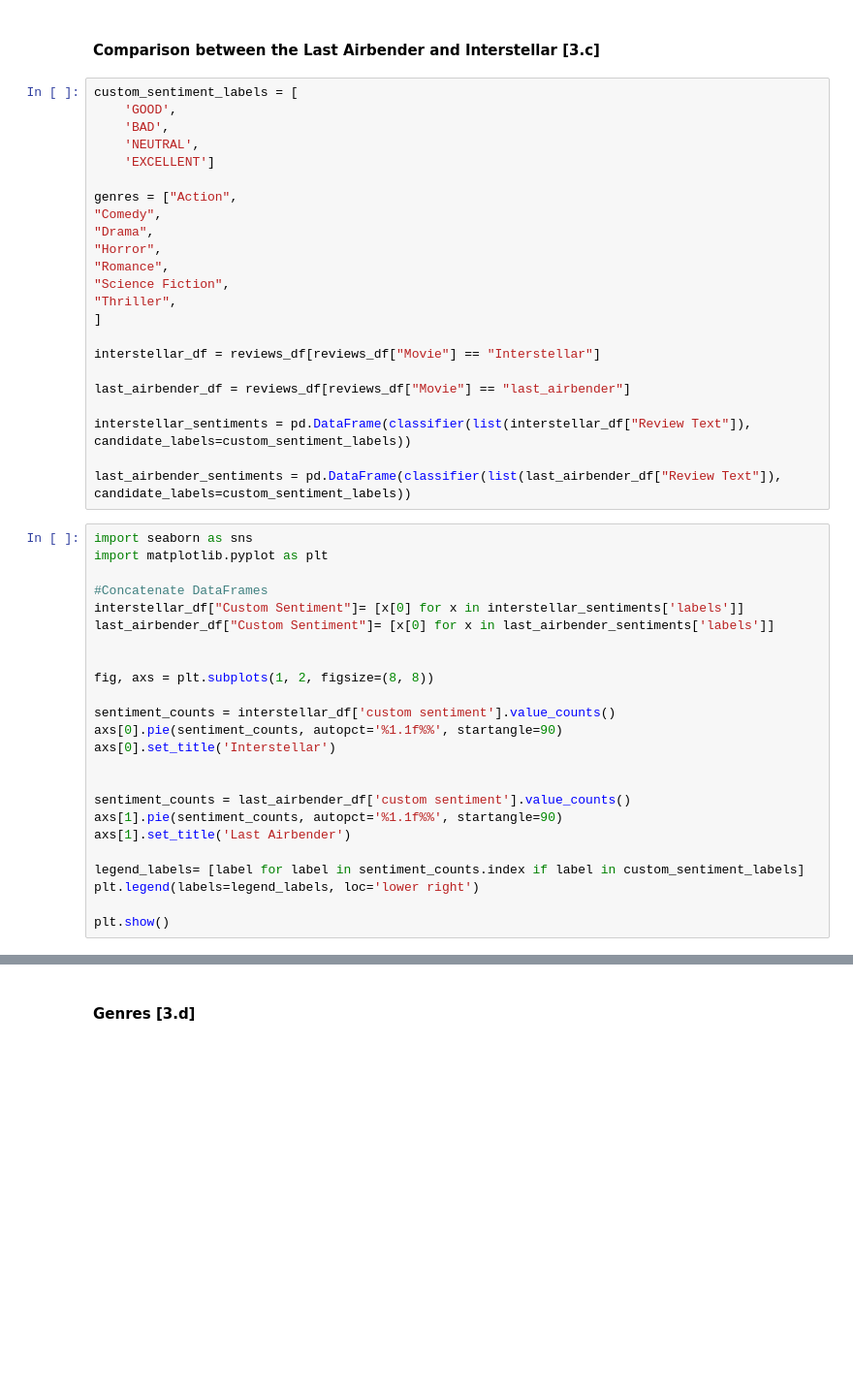
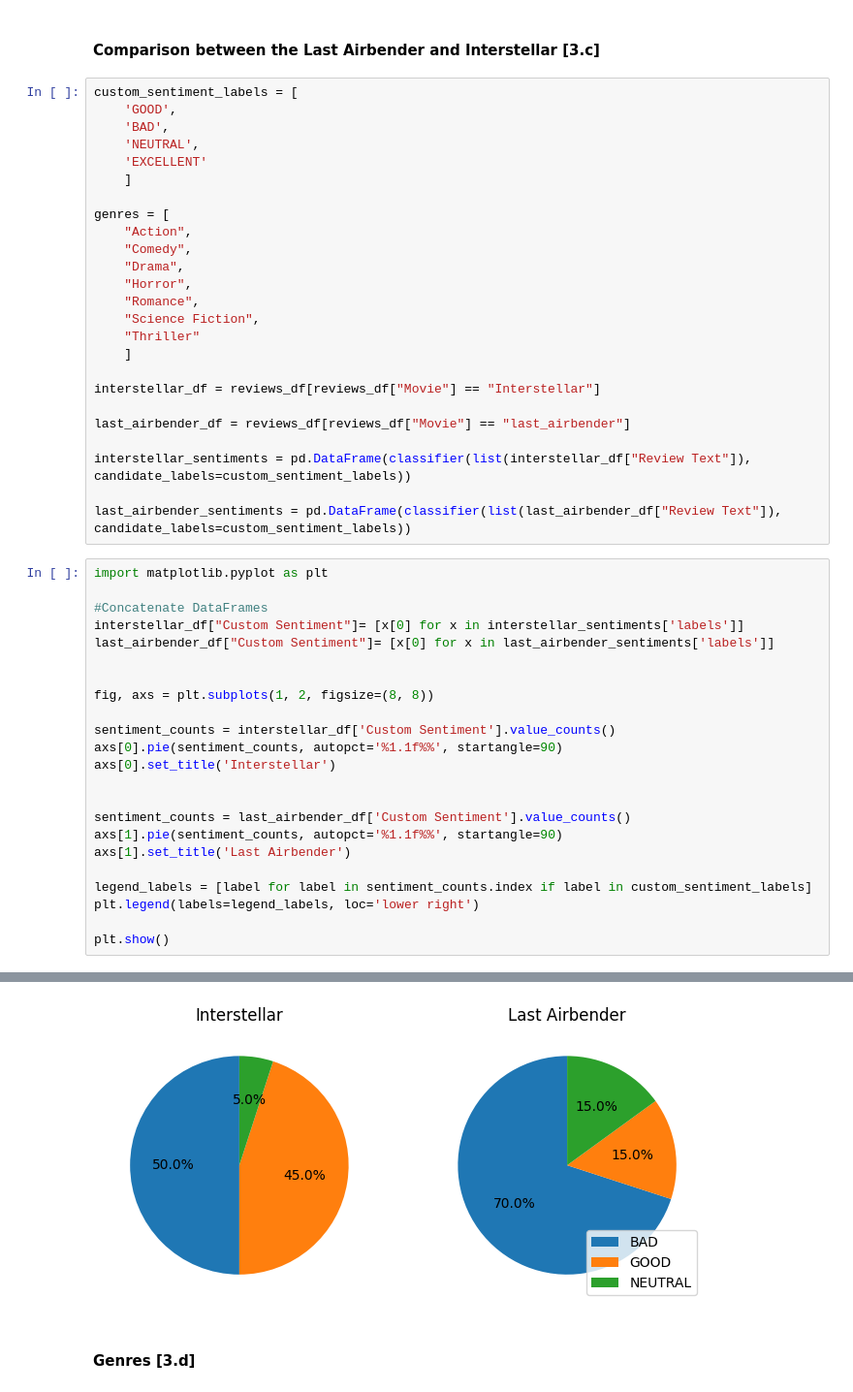
Before and after one commit to aeternum-dev/nlp-zsz, a Jupyter notebook: NLP_project_prototype.ipynb, the cells around one changed output, grey strips where cells are left out. Shown: that part at 97% size. Cells and saved outputs as stored; diff of their text form; blank space fills up the shorter version.

```diff
--- a/NLP_project_prototype.ipynb
+++ b/NLP_project_prototype.ipynb
@@ -277,16 +275,18 @@ custom_sentiment_labels = [
     'GOOD',
     'BAD',
     'NEUTRAL',
-    'EXCELLENT']
+    'EXCELLENT'
+    ]
 
-genres = ["Action",
-"Comedy",
-"Drama",
-"Horror",
-"Romance",
-"Science Fiction",
-"Thriller",
-]
+genres = [
+    "Action",
+    "Comedy",
+    "Drama",
+    "Horror",
+    "Romance",
+    "Science Fiction",
+    "Thriller"
+    ]
 
 interstellar_df = reviews_df[reviews_df["Movie"] == "Interstellar"]
 
@@ -296,7 +296,6 @@ interstellar_sentiments = pd.DataFrame(classifier(list(interstellar_df["Review T
 
 last_airbender_sentiments = pd.DataFrame(classifier(list(last_airbender_df["Review Text"]), candidate_labels=custom_sentiment_labels))
 # %%
-import seaborn as sns
 import matplotlib.pyplot as plt
 
 #Concatenate DataFrames
@@ -306,16 +305,17 @@ last_airbender_df["Custom Sentiment"]= [x[0] for x in last_airbender_sentiments[
 
 fig, axs = plt.subplots(1, 2, figsize=(8, 8))
 
-sentiment_counts = interstellar_df['custom sentiment'].value_counts()
+sentiment_counts = interstellar_df['Custom Sentiment'].value_counts()
 axs[0].pie(sentiment_counts, autopct='%1.1f%%', startangle=90)
 axs[0].set_title('Interstellar')
 
 
-sentiment_counts = last_airbender_df['custom sentiment'].value_counts()
+sentiment_counts = last_airbender_df['Custom Sentiment'].value_counts()
 axs[1].pie(sentiment_counts, autopct='%1.1f%%', startangle=90)
 axs[1].set_title('Last Airbender')
 
-legend_labels= [label for label in sentiment_counts.index if label in custom_sentiment_labels]
+legend_labels = [label for label in sentiment_counts.index if label in custom_sentiment_labels]
 plt.legend(labels=legend_labels, loc='lower right')
 
 plt.show()
+# %% [output]
@@ -322,3 +332,4 @@ plt.show()
+[figure, added]
 # %% [markdown]
 #### Genres [3.d]
 # %%
```
Also changed, not shown: parts of 12 cells of this notebook.
